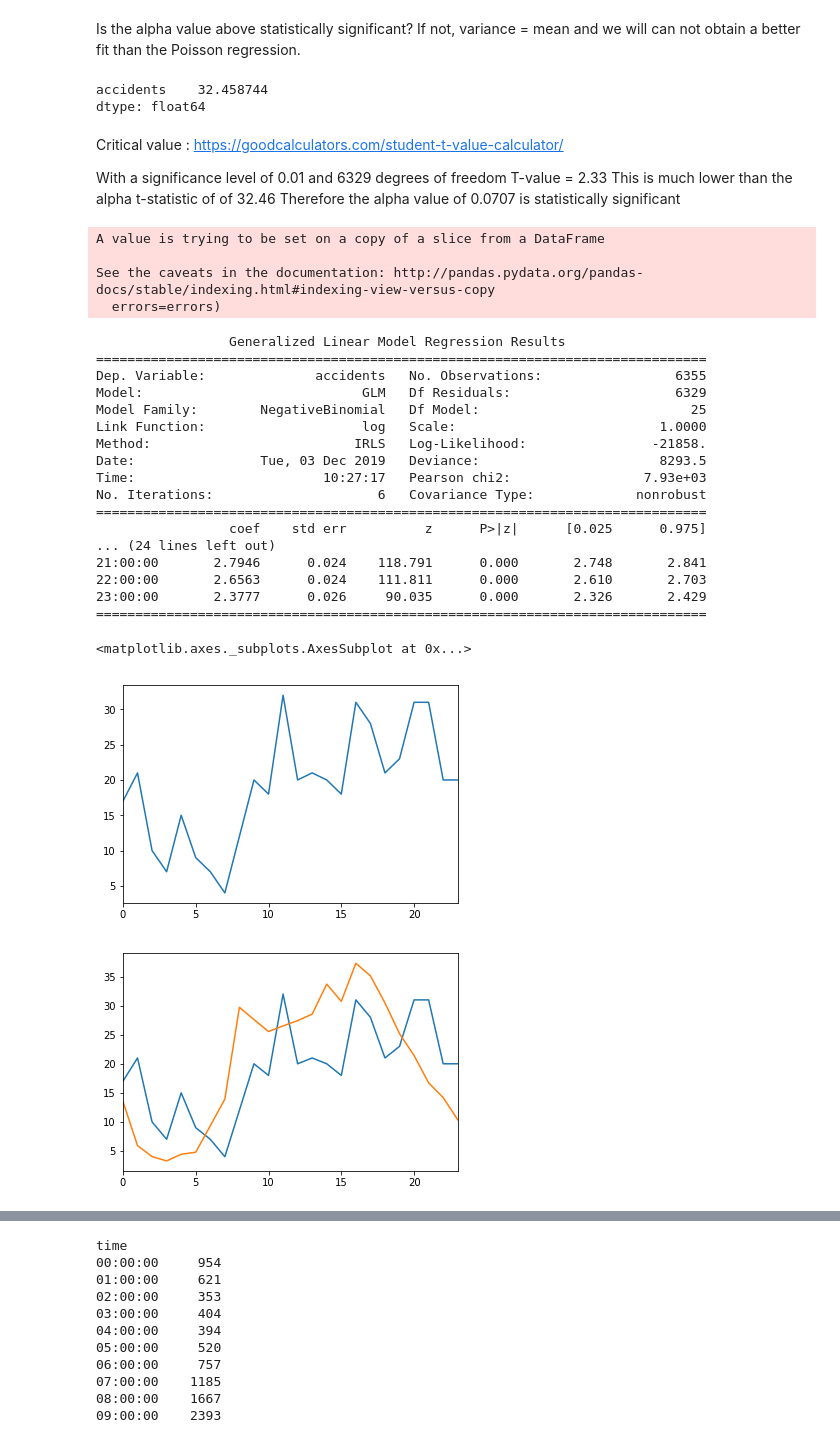
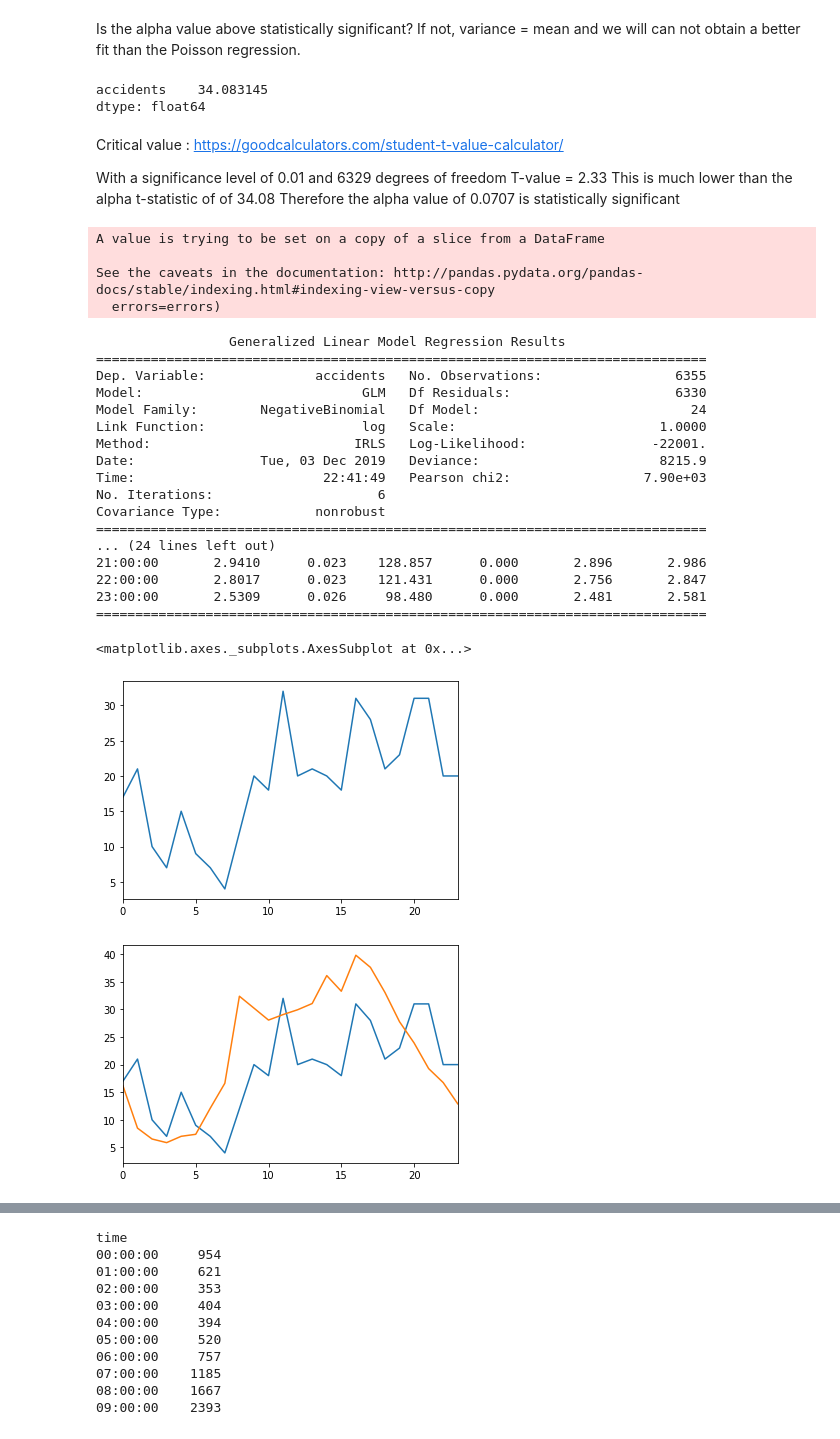
Before and after one commit to ghopping/Springboard_Capstone_1, a Jupyter notebook: GH_Capstone_1_regression.ipynb, the cells around one changed output, grey strips where cells are left out. Saved outputs shown, nothing was run; the diff lists cells and outputs as text; code cells hidden in the pictures.

```diff
--- a/GH_Capstone_1_regression.ipynb
+++ b/GH_Capstone_1_regression.ipynb
@@ -214,9 +214,8 @@ Due to the orders of magnitude difference between accidents and number of cars o
 #to the regression
 dum = pd.get_dummies(accident_reg_df['time'])
 accident_reg_df = pd.concat([accident_reg_df, dum], axis=1)
-accident_reg_df = accident_reg_df.drop('time', axis=1)
+accident_reg_df = accident_reg_df.drop(['time','date'], axis=1)
 # %%
-accident_reg_df.date = accident_reg_df.date.astype('datetime64')
+accident_reg_df.to_csv(path_or_buf='accident_reg_df.csv')
 accident_reg_df.head()
-#accident_reg_df.info()
 # %% [output]
@@ -230,7 +228,0 @@ accident_reg_df.head()
-# %%
-#create timedelta column
-min_date = accident_reg_df.date.min()
-accident_reg_df['date'] = (accident_reg_df['date'] - \
-                                           min_date).dt.days.astype(int)
-accident_reg_df.to_csv(path_or_buf='accident_reg_df.csv')
-accident_reg_df.head()
@@ -638,7 +622,7 @@ Is the alpha value above statistically significant? If not, variance = mean and
 #what is the t-value
 aux_ols_results.tvalues
 # %% [output]
-accidents    32.458744
+accidents    34.083145
 dtype: float64
 # %% [markdown]
 Critical value :
@@ -646,7 +630,7 @@ https://goodcalculators.com/student-t-value-calculator/
 
 With a significance level of 0.01 and 6329 degrees of freedom
 T-value = 2.33
-This is much lower than the alpha t-statistic of  of 32.46
+This is much lower than the alpha t-statistic of  of 34.08
 Therefore the alpha value of 0.0707 is statistically significant
 # %%
 #Drop additional columns from trainin set
@@ -665,34 +649,35 @@ print(m5.summary())
                  Generalized Linear Model Regression Results
 ==============================================================================
 Dep. Variable:              accidents   No. Observations:                 6355
-Model:                            GLM   Df Residuals:                     6329
-Model Family:        NegativeBinomial   Df Model:                           25
+Model:                            GLM   Df Residuals:                     6330
+Model Family:        NegativeBinomial   Df Model:                           24
 Link Function:                    log   Scale:                          1.0000
-Method:                          IRLS   Log-Likelihood:                -21858.
-Date:                Tue, 03 Dec 2019   Deviance:                       8293.5
-Time:                        10:27:17   Pearson chi2:                 7.93e+03
-No. Iterations:                     6   Covariance Type:             nonrobust
+Method:                          IRLS   Log-Likelihood:                -22001.
+Date:                Tue, 03 Dec 2019   Deviance:                       8215.9
+Time:                        22:41:49   Pearson chi2:                 7.90e+03
+No. Iterations:                     6
+Covariance Type:            nonrobust
 ==============================================================================
-                 coef    std err          z      P>|z|      [0.025      0.975]
 ... (24 lines left out)
-21:00:00       2.7946      0.024    118.791      0.000       2.748       2.841
-22:00:00       2.6563      0.024    111.811      0.000       2.610       2.703
-23:00:00       2.3777      0.026     90.035      0.000       2.326       2.429
+21:00:00       2.9410      0.023    128.857      0.000       2.896       2.986
+22:00:00       2.8017      0.023    121.431      0.000       2.756       2.847
+23:00:00       2.5309      0.026     98.480      0.000       2.481       2.581
 ==============================================================================
 # %%
-reg1_test_df = accident_reg_df[accident_reg_df.date == 0]
+#plot the first day's worth of actual accidents
+reg1_test_df = accident_reg_df[:24]
 reg1_X = reg1_test_df.drop('accidents', axis=1)
 reg1_y = reg1_test_df.accidents
 reg1_test_df.accidents.plot()
 # %% [output]
 <matplotlib.axes._subplots.AxesSubplot at 0x...>
-[figure, old version]
+[figure, new version]
 # %%
 reg1_test_predict = m2.predict(reg1_X)
 reg1_test_df.accidents.plot()
 _ = plt.plot(reg1_test_df.index, reg1_test_predict)
 # %% [output]
-[figure, old version]
+[figure, new version]
 # %%
 
 reg1_test_df.accidents.plot()
```
Also changed, not shown: parts of 34 cells of this notebook, 6 other files.
